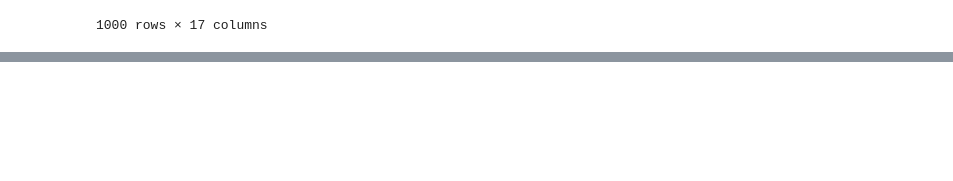
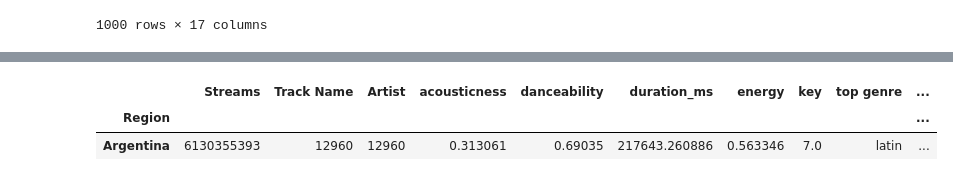
Before and after one commit to phil-wew/project2-spotify, a Jupyter notebook: CSV_cleaning.ipynb, the cells around one changed output, grey strips where cells are left out. Drawn from its saved outputs; the diff is of its cells as text; code cells hidden in the pictures; blank space fills up the shorter version.

```diff
--- a/CSV_cleaning.ipynb
+++ b/CSV_cleaning.ipynb
@@ -392,29 +388,37 @@ left_merged.groupby('Region').agg({'key' : lambda x : x.value_counts().index[0]}
 # %%
-argentina =  left_merged.loc[left_merged["Region"] == 'Argentina']
+df_merge = pd.read_csv('Data/all_weekly_charts/all_weekly_masterfile_features.csv')
 
-argentina_group= argentina.groupby('Region').agg({
+argentina =  df_merge.loc[df_merge["Region"] == 'Argentina']
+
+
+argentina = argentina.groupby('Region').agg({
     'Streams' : 'sum',
     'Track Name' : 'count',
     'Artist' : 'count',
     'acousticness' : 'mean',
     'danceability' : 'mean',
     'duration_ms' : 'mean',
     'energy' : 'mean',
-    'key' : 'count',
+    'key' : lambda x : x.value_counts().index[0],
+    'top genre': lambda x : x.value_counts().index[0],
     'liveness' : 'mean',
     'instrumentalness' : 'mean',
     'loudness' : 'mean',
     'mode' : 'mean',
     'popularity' : 'mean',
     'danceability' : 'mean',
     'energy' : 'mean',
     'mode' : 'mean',
     'valence' : 'mean',
     'tempo' : 'mean',
     'speechiness' : 'mean',
     'danceability' : 'mean',
 
 })
 
-argentina_group
+argentina
+# %% [output]
+|  | Streams | Track Name | Artist | acousticness | danceability | duration_ms | energy | key | top genre | ... |
+| Region |  |  |  |  |  |  |  |  |  | ... |
+| Argentina | 6130355393 | 12960 | 12960 | 0.313061 | 0.69035 | 217643.260886 | 0.563346 | 7.0 | latin | ... |
 # %%
```
Also changed, not shown: parts of 5 cells of this notebook, 6 other files.
